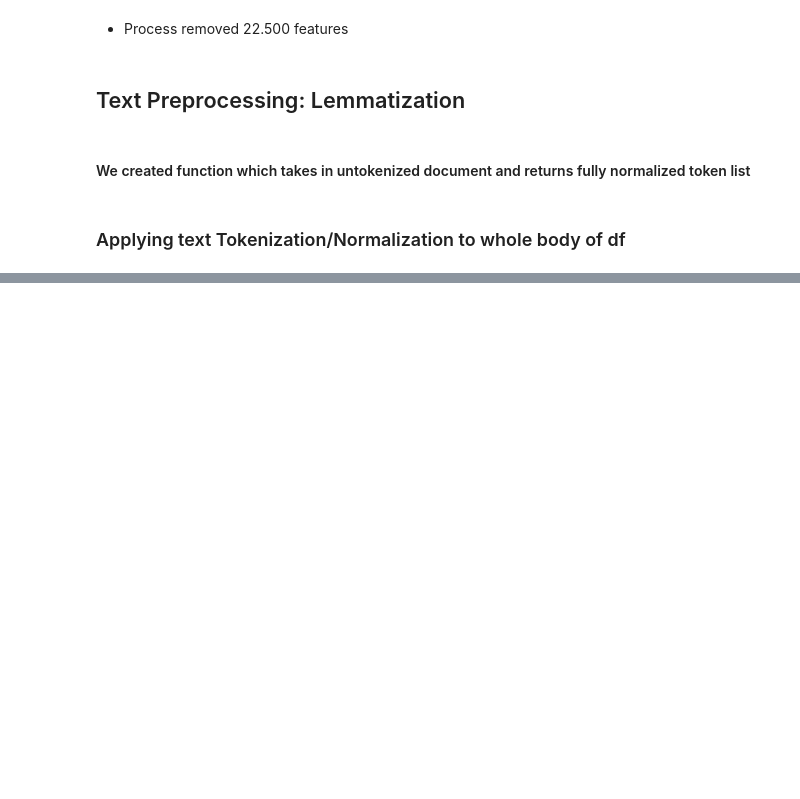
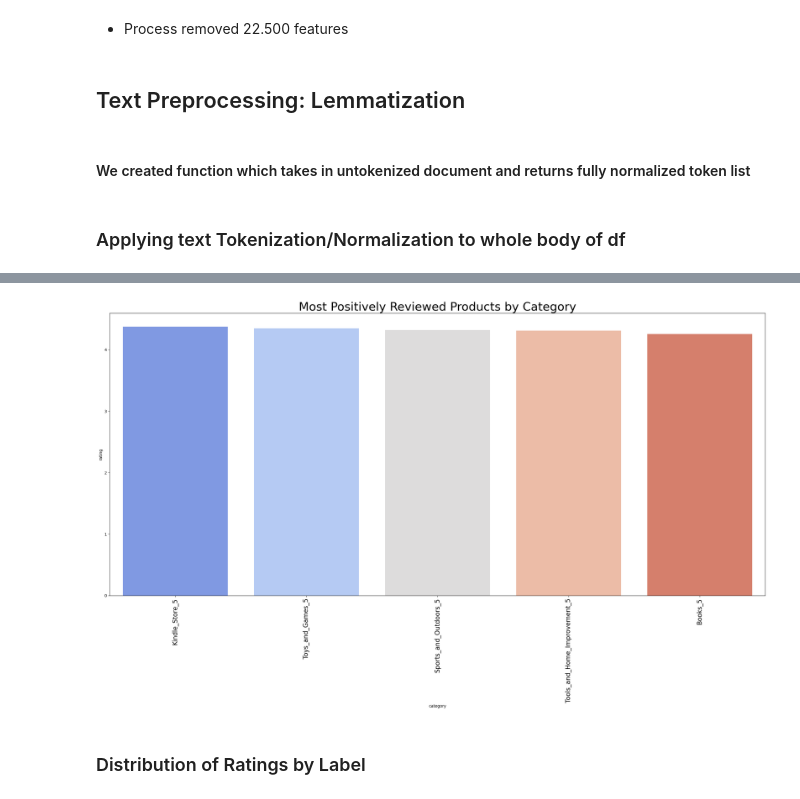
Before and after one commit to serbinaekaterinai/NLP-Review-Detector, a Jupyter notebook: Ekaterina/Project.ipynb, the cells around one changed output, grey strips where cells are left out. Saved outputs shown, nothing was run; the diff lists cells and outputs as text; code cells hidden in the pictures; blank space fills up the shorter version.

```diff
--- a/Ekaterina/Project.ipynb
+++ b/Ekaterina/Project.ipynb
@@ -204,0 +231,11 @@ Name: text_, Length: 40432, dtype: object
+# %%
+# Visualizing the most positively reviewed products
+plt.figure(figsize=(30, 13))
+sns.barplot(x='category', y='rating', data=most_positively_reviewed, palette=colors)
+plt.title('Most Positively Reviewed Products by Category', fontsize=30)
+plt.xticks(rotation=90, fontsize=16)
+plt.show()
+# %% [output]
+[figure, added]
+# %% [markdown]
+### Distribution of Ratings by Label
```
Also changed, not shown: parts of 33 cells of this notebook, 7 other files.
